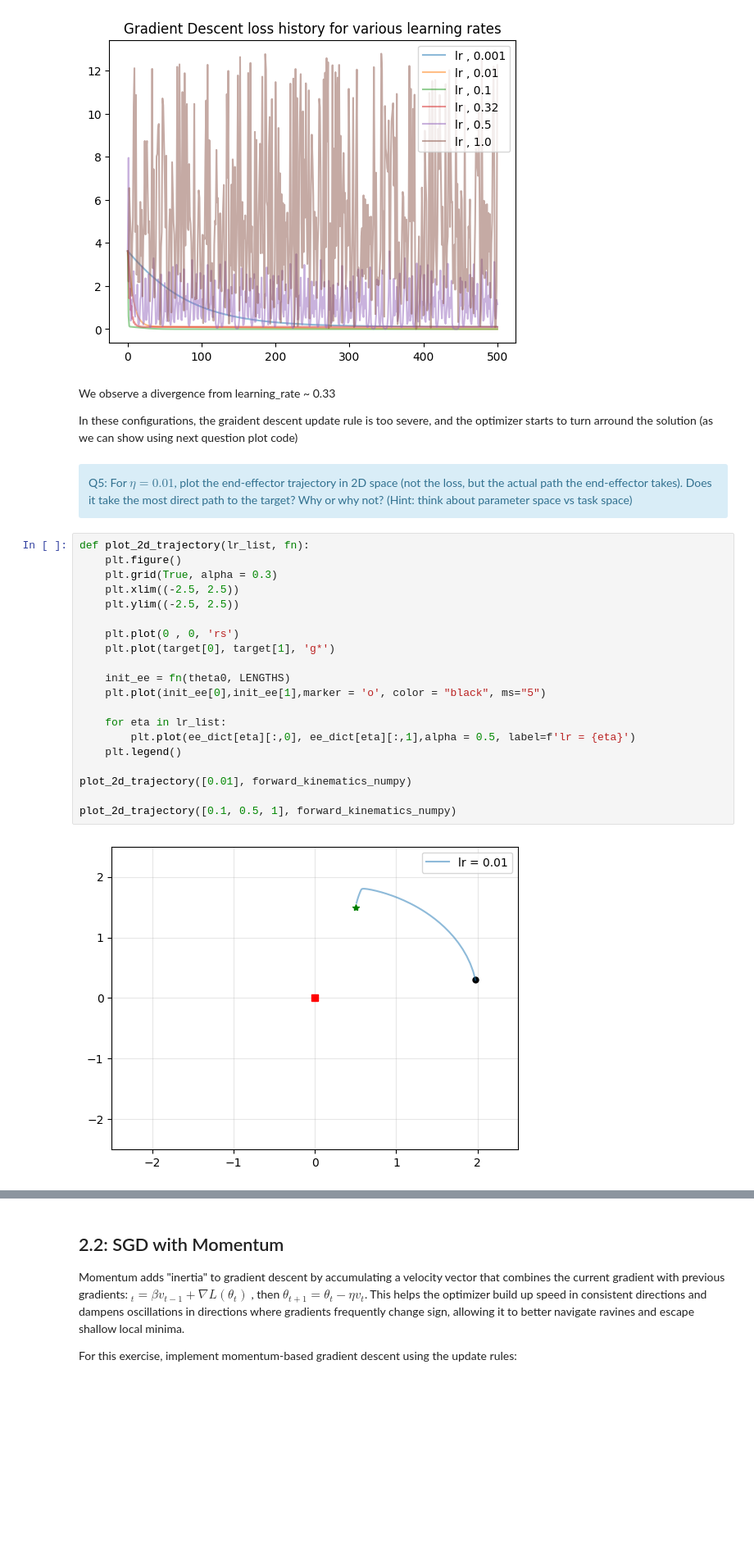
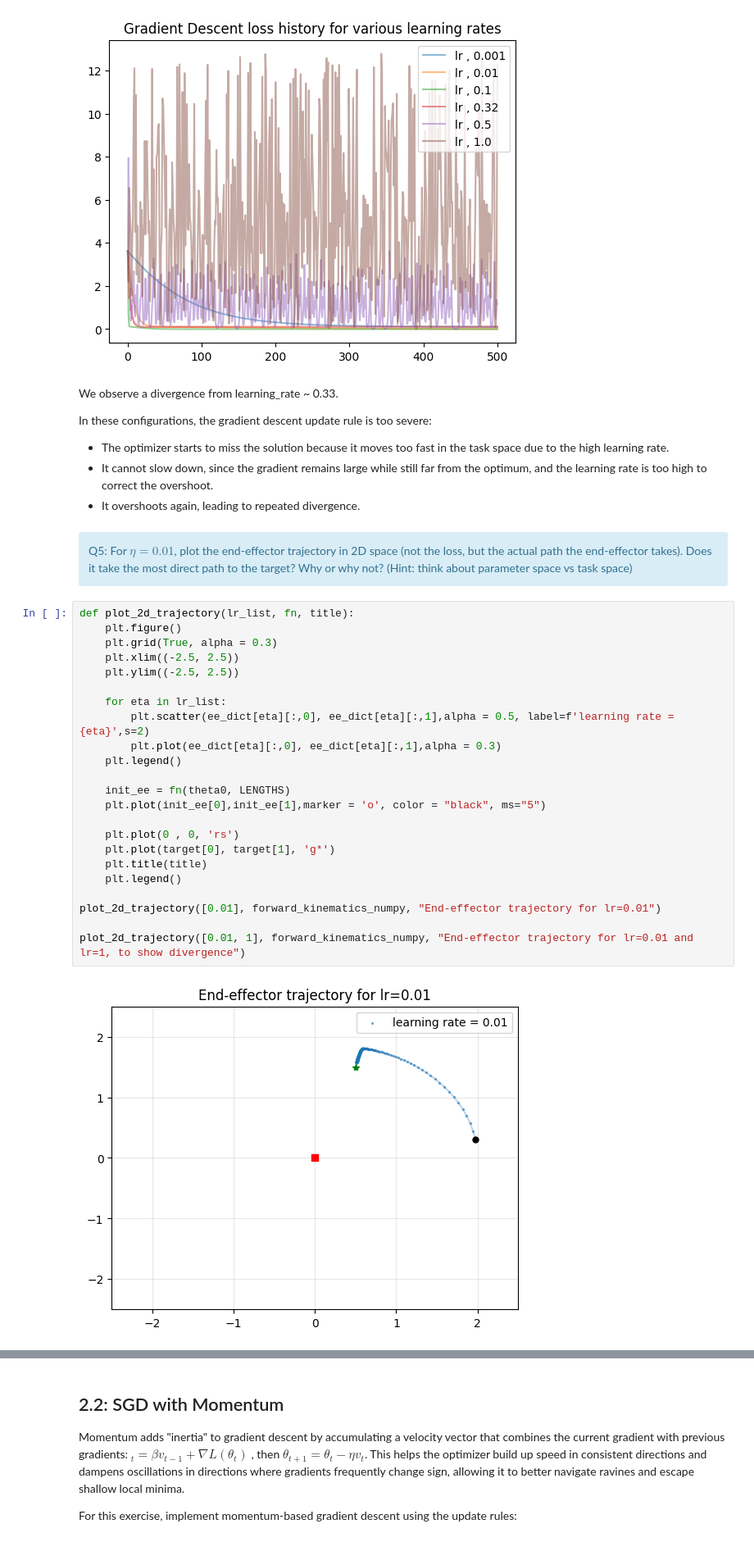
Before and after one commit to alextonon/BE_working_repo, a Jupyter notebook: FSD310_Stochastic/control_BE.ipynb, the cells around one changed output, grey strips where cells are left out. Shown at 82% size. Saved outputs shown, nothing was run; the diff lists cells and outputs as text; blank space fills up the shorter version.

```diff
--- a/FSD310_Stochastic/control_BE.ipynb
+++ b/FSD310_Stochastic/control_BE.ipynb
@@ -442,32 +444,38 @@ plt.legend()
 <matplotlib.legend.Legend at 0x...>
 [figure]
 # %% [markdown]
-We observe a divergence from learning_rate ~ 0.33
+We observe a divergence from learning_rate ~ 0.33.
 
-In these configurations, the graident descent update rule is too severe, and the optimizer starts to turn arround the solution (as we can show using next question plot code)
+In these configurations, the gradient descent update rule is too severe:
+- The optimizer starts to miss the solution because it moves too fast in the task space due to the high learning rate.
+- It cannot slow down, since the gradient remains large while still far from the optimum, and the learning rate is too high to correct the overshoot.
+- It overshoots again, leading to repeated divergence.
-# %% [markdown]
-<div class="alert alert-info">
-Q5: For $η = 0.01$, plot the end-effector trajectory in 2D space (not the loss, but the actual path the end-effector takes). Does it take the most direct path to the target? Why or why not? (Hint: think about parameter space vs task space)
-</div>
+# %% [markdown]
+<div class="alert alert-info">
+Q5: For $η = 0.01$, plot the end-effector trajectory in 2D space (not the loss, but the actual path the end-effector takes). Does it take the most direct path to the target? Why or why not? (Hint: think about parameter space vs task space)
+</div>
 # %%
-def plot_2d_trajectory(lr_list, fn):
+def plot_2d_trajectory(lr_list, fn, title):
     plt.figure()
     plt.grid(True, alpha = 0.3)
     plt.xlim((-2.5, 2.5))
     plt.ylim((-2.5, 2.5))
 
-    plt.plot(0 , 0, 'rs')
-    plt.plot(target[0], target[1], 'g*')
+    for eta in lr_list:
+        plt.scatter(ee_dict[eta][:,0], ee_dict[eta][:,1],alpha = 0.5, label=f'learning rate = {eta}',s=2)
+        plt.plot(ee_dict[eta][:,0], ee_dict[eta][:,1],alpha = 0.3)
+    plt.legend()
 
     init_ee = fn(theta0, LENGTHS)
     plt.plot(init_ee[0],init_ee[1],marker = 'o', color = "black", ms="5")
 
-    for eta in lr_list:
-        plt.plot(ee_dict[eta][:,0], ee_dict[eta][:,1],alpha = 0.5, label=f'lr = {eta}')
+    plt.plot(0 , 0, 'rs')
+    plt.plot(target[0], target[1], 'g*')
+    plt.title(title)
     plt.legend()
 
-plot_2d_trajectory([0.01], forward_kinematics_numpy)
+plot_2d_trajectory([0.01], forward_kinematics_numpy, "End-effector trajectory for lr=0.01")
 
-plot_2d_trajectory([0.1, 0.5, 1], forward_kinematics_numpy)
+plot_2d_trajectory([0.01, 1], forward_kinematics_numpy, "End-effector trajectory for lr=0.01 and lr=1, to show divergence")
 # %% [output]
-[figure, old version]
+[figure, new version]
```
Also changed, not shown: parts of 15 cells of this notebook.
